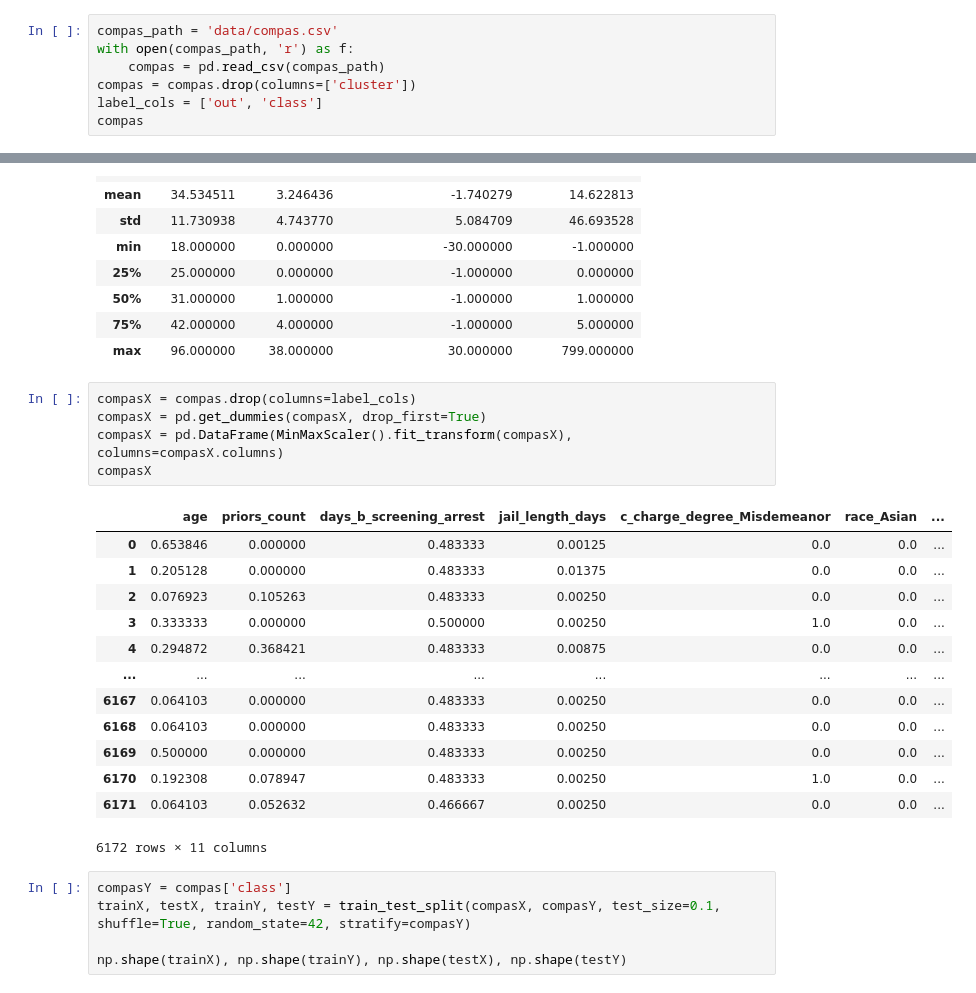
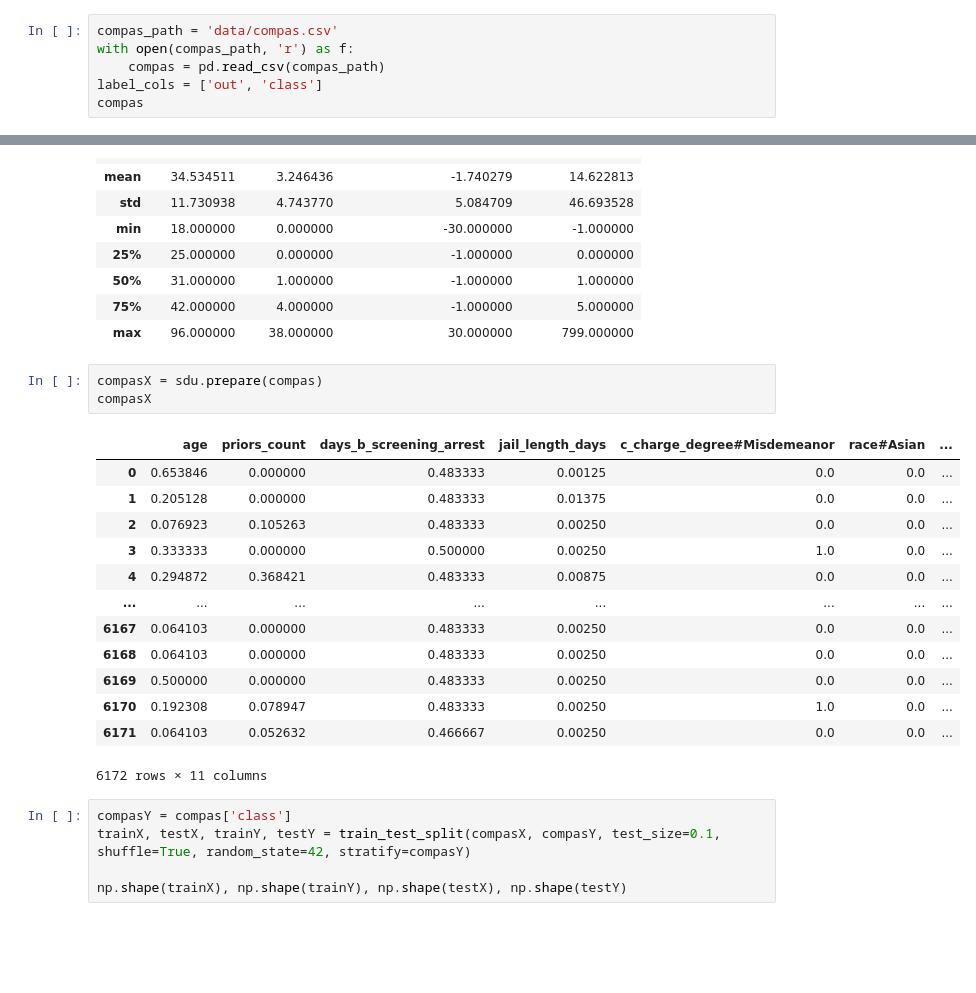
Before and after one commit to jeschaef/ASDF-Dashboard, a Jupyter notebook: notebooks/ClusterExplanation.ipynb, the cells around one changed output, grey strips where cells are left out. Drawn from its saved outputs; the diff is of its cells as text; blank space fills up the shorter version.

```diff
--- a/notebooks/ClusterExplanation.ipynb
+++ b/notebooks/ClusterExplanation.ipynb
@@ -29,7 +27,6 @@ The autoreload extension is already loaded. To reload it, use:
 compas_path = 'data/compas.csv'
 with open(compas_path, 'r') as f:
     compas = pd.read_csv(compas_path)
-compas = compas.drop(columns=['cluster'])
 label_cols = ['out', 'class']
 compas
 # %% [output]
@@ -59,12 +56,10 @@ compas.drop(columns=label_cols).describe()
 | 75% | 42.000000 | 4.000000 | -1.000000 | 5.000000 |
 | max | 96.000000 | 38.000000 | 30.000000 | 799.000000 |
 # %%
-compasX = compas.drop(columns=label_cols)
-compasX = pd.get_dummies(compasX, drop_first=True)
-compasX = pd.DataFrame(MinMaxScaler().fit_transform(compasX), columns=compasX.columns)
+compasX = sdu.prepare(compas)
 compasX
 # %% [output]
-|  | age | priors_count | days_b_screening_arrest | jail_length_days | c_charge_degree_Misdemeanor | race_Asian | ... |
+|  | age | priors_count | days_b_screening_arrest | jail_length_days | c_charge_degree#Misdemeanor | race#Asian | ... |
 | 0 | 0.653846 | 0.000000 | 0.483333 | 0.00125 | 0.0 | 0.0 | ... |
 | 1 | 0.205128 | 0.000000 | 0.483333 | 0.01375 | 0.0 | 0.0 | ... |
 | 2 | 0.076923 | 0.105263 | 0.483333 | 0.00250 | 0.0 | 0.0 | ... |
```
Also changed, not shown: parts of 36 cells of this notebook, 4 other files.
